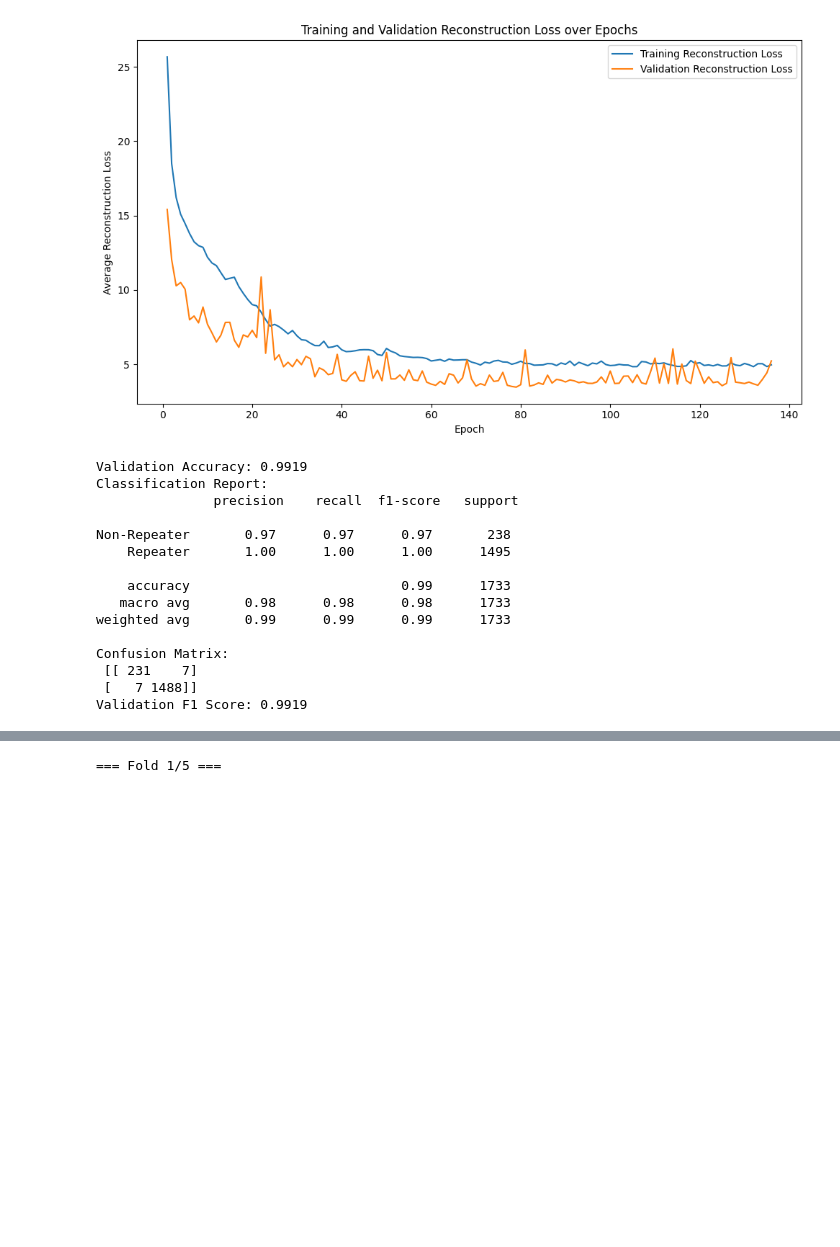
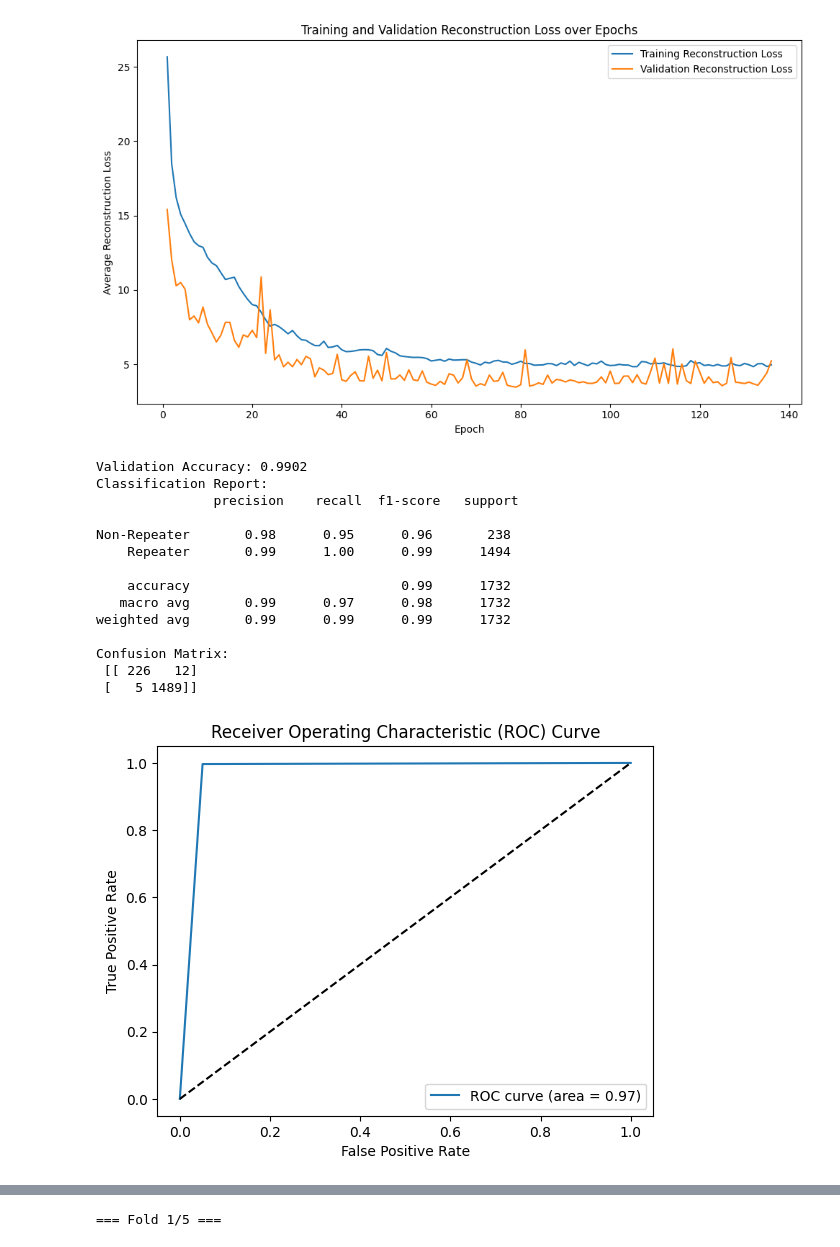
Before and after one commit to rtenacity/frb-analysis, a Jupyter notebook: frb-supervisedvae-optimized-fold.ipynb, the cells around one changed output, grey strips where cells are left out. Saved outputs shown, nothing was run; the diff lists cells and outputs as text; code cells hidden in the pictures; blank space fills up the shorter version.

Commit message:
added recall optimization

```diff
--- a/frb-supervisedvae-optimized-fold.ipynb
+++ b/frb-supervisedvae-optimized-fold.ipynb
@@ -558,29 +556,6 @@ Early stopping triggered at epoch 136
 Training complete.
 [figure]
 [figure]
-# %%
-val_accuracy, val_class_report, val_conf_matrix, val_f1_score, fp = evaluate_classifier(best_model, val_loader, device)
-
-print(f"Validation Accuracy: {val_accuracy:.4f}")
-print("Classification Report:\n", val_class_report)
-print("Confusion Matrix:\n", val_conf_matrix)
-print(f"Validation F1 Score: {val_f1_score:.4f}")
-# %% [output]
-Validation Accuracy: 0.9919
-Classification Report:
-               precision    recall  f1-score   support
-
-Non-Repeater       0.97      0.97      0.97       238
-    Repeater       1.00      1.00      1.00      1495
-
-    accuracy                           0.99      1733
-   macro avg       0.98      0.98      0.98      1733
-weighted avg       0.99      0.99      0.99      1733
-
-Confusion Matrix:
- [[ 231    7]
- [   7 1488]]
-Validation F1 Score: 0.9919
 # %%
 def evaluate_classifier_full(model, dataloader, device):
     model.eval()
@@ -605,3 +583,37 @@ def evaluate_classifier_full(model, dataloader, device):
+# %%
+val_accuracy, val_class_report, val_conf_matrix, val_preds, val_labels = evaluate_classifier_full(best_model, val_loader, device)
+
+print(f"Validation Accuracy: {val_accuracy:.4f}")
+print("Classification Report:\n", val_class_report)
+print("Confusion Matrix:\n", val_conf_matrix)
+
+fpr, tpr, thresholds = roc_curve(val_labels, val_preds)
+roc_auc = auc(fpr, tpr)
+
+plt.figure()
+plt.plot(fpr, tpr, label=f'ROC curve (area = {roc_auc:.2f})')
+plt.plot([0, 1], [0, 1], 'k--')
+plt.xlabel('False Positive Rate')
+plt.ylabel('True Positive Rate')
+plt.title('Receiver Operating Characteristic (ROC) Curve')
+plt.legend(loc='lower right')
+plt.show()
+# %% [output]
+Validation Accuracy: 0.9902
+Classification Report:
+               precision    recall  f1-score   support
+
+Non-Repeater       0.98      0.95      0.96       238
+    Repeater       0.99      1.00      0.99      1494
+
+    accuracy                           0.99      1732
+   macro avg       0.99      0.97      0.98      1732
+weighted avg       0.99      0.99      0.99      1732
+
+Confusion Matrix:
+ [[ 226   12]
+ [   5 1489]]
+[figure, added]
 # %%
 garcia_list = '''
 FRB20180907E
```
Also changed, not shown: parts of 4 cells of this notebook, 12 other files.
